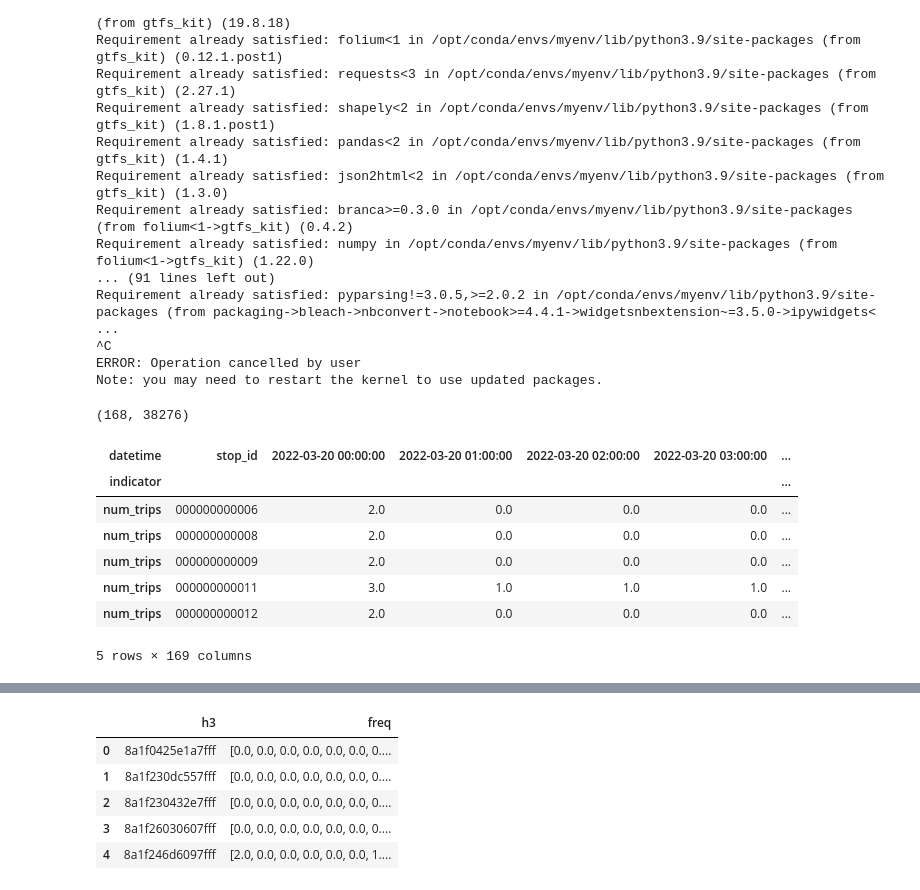
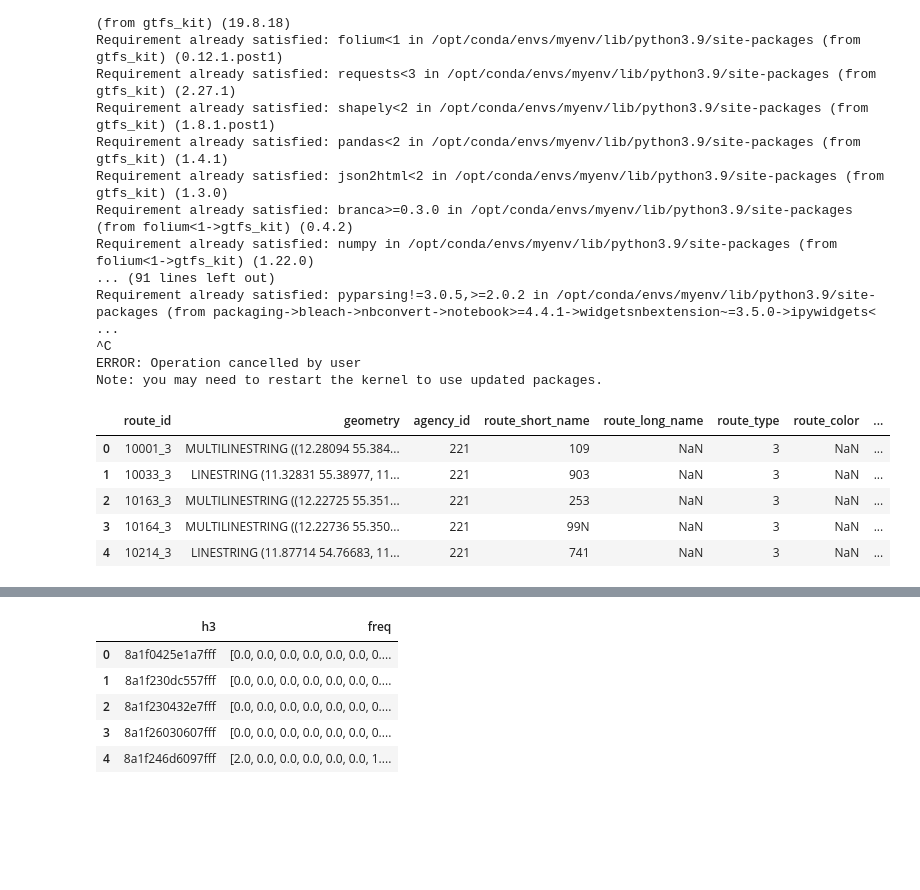
Before and after one commit to inkompotato/transit, a Jupyter notebook: notebooks/gtfs_kit.ipynb, the cells around one changed output, grey strips where cells are left out. Cells and saved outputs as stored; diff of their text form; code cells hidden in the pictures; blank space fills up the shorter version.

Commit message:
route export

```diff
--- a/notebooks/gtfs_kit.ipynb
+++ b/notebooks/gtfs_kit.ipynb
@@ -33,8 +34,11 @@ import matplotlib
 
 import gtfs_kit as gk
 # %%
-path = "../resources/rejseplanen.zip"
-feed = gk.read_feed(path, dist_units='km')
+# read GTFS data from multiple GTFS files
+paths = ["../resources/rejseplanen.zip", "../resources/de_fernverkehr.zip"]
+feeds = []
+for path in paths:
+    feeds.append(gk.read_feed(path, dist_units='km'))
 
 dates = ['20220320', '20220321', '20220322', '20220323', '20220324', '20220325', '20220326']
 # %%
@@ -49,20 +50,14 @@ geojson = feed.routes_to_geojson(include_stops=True)
 # %%
-with open("geojson.json", "w") as outfile:
-    json.dump(geojson, outfile)
+#save routes as geojson
+#geojson = feed[0].routes_to_geojson(include_stops=True)
+routes = gk.routes.geometrize_routes(feeds[0])
+routes.head()
+#with open("geojson.json", "w") as outfile:
+#    json.dump(geojson, outfile)
+# %% [output]
+|  | route_id | geometry | agency_id | route_short_name | route_long_name | route_type | route_color | ... |
+| 0 | 10001_3 | MULTILINESTRING ((12.28094 55.384... | 221 | 109 | NaN | 3 | NaN | ... |
+| 1 | 10033_3 | LINESTRING (11.32831 55.38977, 11... | 221 | 903 | NaN | 3 | NaN | ... |
+| 2 | 10163_3 | MULTILINESTRING ((12.22725 55.351... | 221 | 253 | NaN | 3 | NaN | ... |
+| 3 | 10164_3 | MULTILINESTRING ((12.22736 55.350... | 221 | 99N | NaN | 3 | NaN | ... |
+| 4 | 10214_3 | LINESTRING (11.87714 54.76683, 11... | 221 | 741 | NaN | 3 | NaN | ... |
-# %%
-ts = feed.compute_stop_time_series(dates=dates, freq='60Min')
-ts.shape
-# %% [output]
-(168, 38276)
-# %%
-tts = ts.transpose().reset_index(level=1)
-tts.head()
-# %% [output]
-| datetime | stop_id | 2022-03-20 00:00:00 | 2022-03-20 01:00:00 | 2022-03-20 02:00:00 | 2022-03-20 03:00:00 | ... |
-| indicator |  |  |  |  |  | ... |
-| num_trips | 000000000006 | 2.0 | 0.0 | 0.0 | 0.0 | ... |
-| num_trips | 000000000008 | 2.0 | 0.0 | 0.0 | 0.0 | ... |
-| num_trips | 000000000009 | 2.0 | 0.0 | 0.0 | 0.0 | ... |
-| num_trips | 000000000011 | 3.0 | 1.0 | 1.0 | 1.0 | ... |
-| num_trips | 000000000012 | 2.0 | 0.0 | 0.0 | 0.0 | ... |
-5 rows × 169 columns
```
Also changed, not shown: parts of 8 cells of this notebook.
